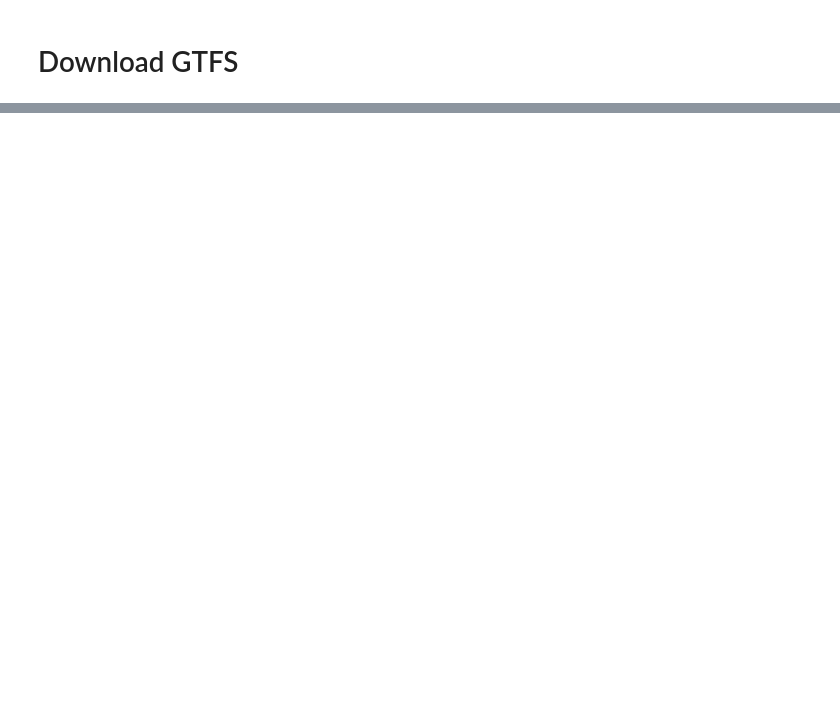
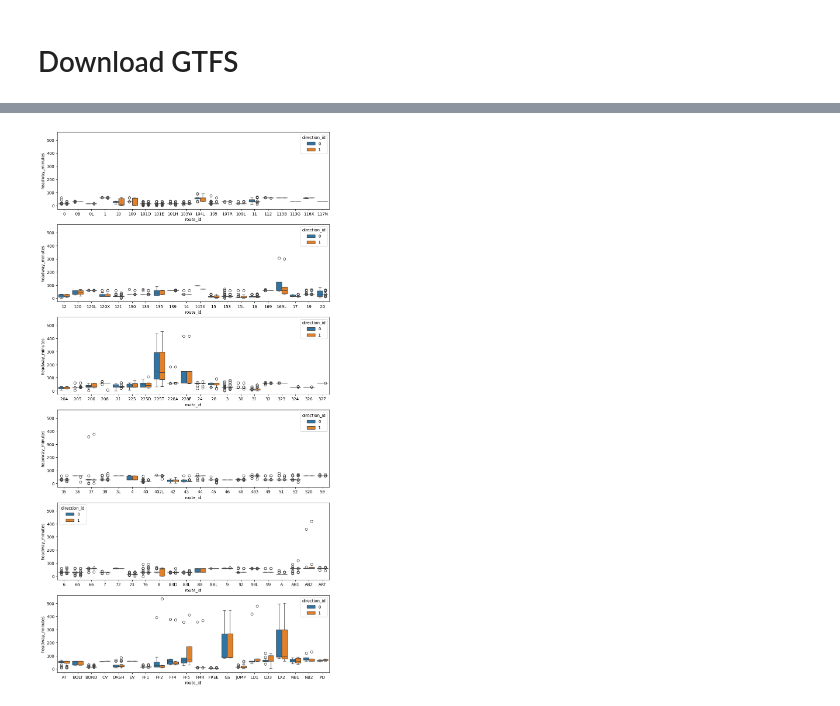
Before and after one commit to kcanderson/vega-rtd-test, a Jupyter notebook: vega_notebook.ipynb, the cells around one changed output, grey strips where cells are left out. Saved outputs shown, nothing was run; the diff lists cells and outputs as text; code cells hidden in the pictures; blank space fills up the shorter version.

```diff
--- a/vega_notebook.ipynb
+++ b/vega_notebook.ipynb
@@ -43,0 +199,26 @@ pds.read_csv("./shapes.txt")
+# %%
+data = headwaysdf[
+    (headwaysdf["service_id"]  == "WK")
+    | (headwaysdf["service_id"] == "MT")
+]
+
+route_ids = sorted(data["route_id"].unique())
+routes_per_row = 22
+nrows = math.ceil(len(route_ids) / float(routes_per_row))
+
+fig, axs = plt.subplots(figsize=(12, 4 * nrows), nrows=nrows, sharey=True)
+
+for i, ax in zip(range(0, len(route_ids), 20), axs):
+    #print(i, i + 20, len(route_ids))
+    routes_in_row = route_ids[i: i + 20]
+    df = data[data["route_id"].map(lambda x: x in set(routes_in_row))]
+    sns.boxplot(
+        data=df,
+        x="route_id",
+        order=routes_in_row,
+        y="headway_minutes",
+        hue="direction_id",
+        ax=ax,
+    )
+# %% [output]
+[figure, added]
```
Also changed, not shown: parts of 19 cells of this notebook.
